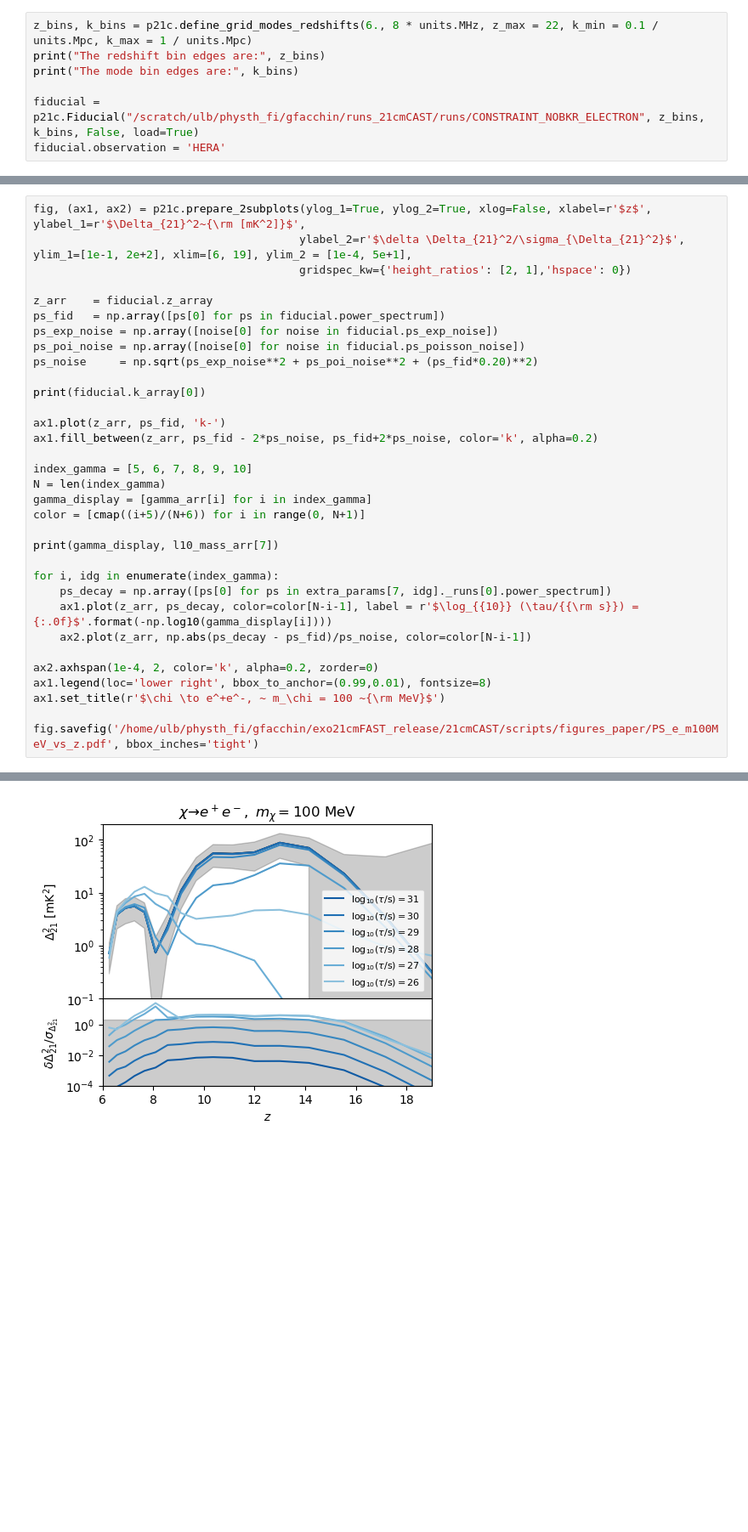
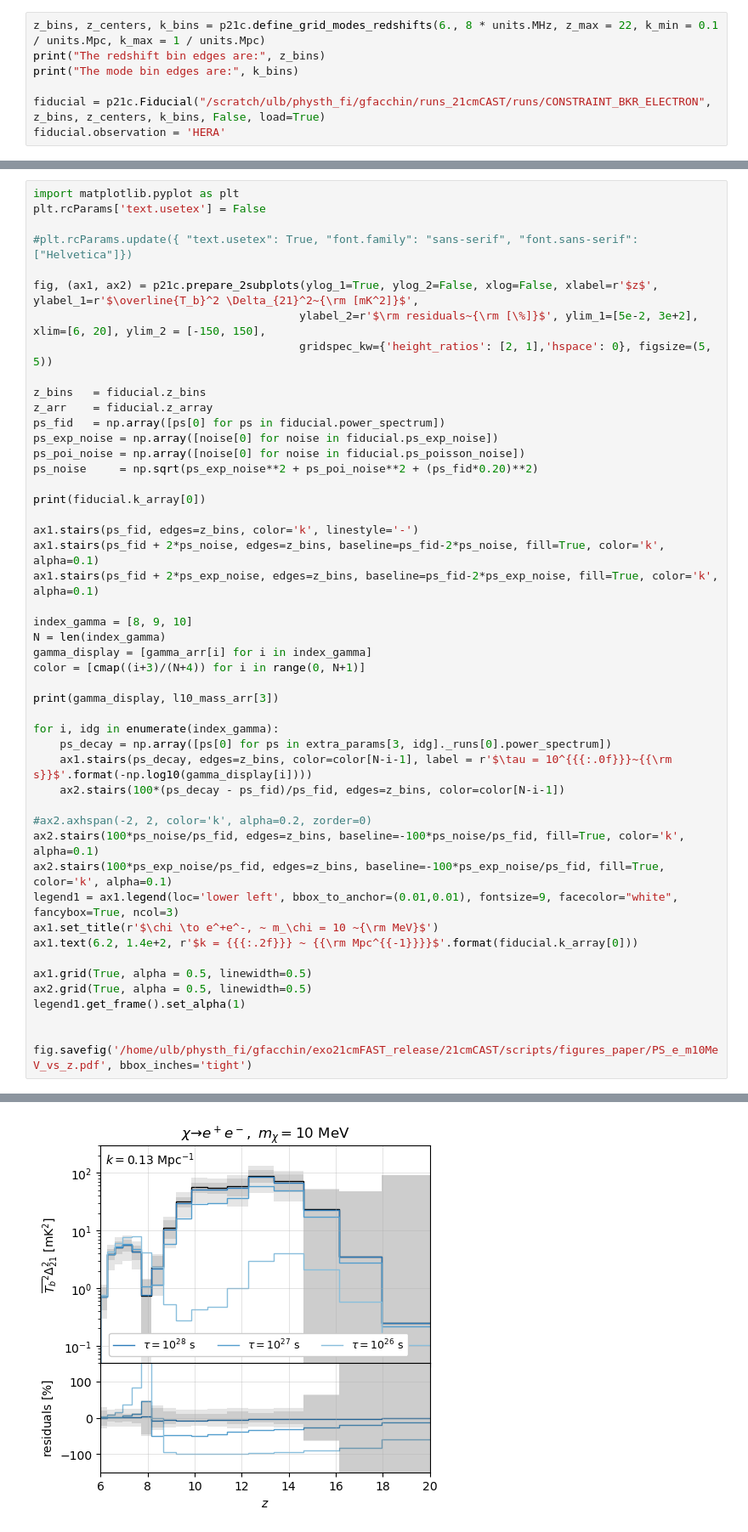
Before and after one commit to gaetanfacchinetti/21cmCAST, a Jupyter notebook: scripts/exec/analyse_tau_steps.ipynb, the cells around one changed output, grey strips where cells are left out. Shown: that part at 85% size. Drawn from its saved outputs; the diff is of its cells as text; blank space fills up the shorter version.

```diff
--- a/scripts/exec/analyse_tau_steps.ipynb
+++ b/scripts/exec/analyse_tau_steps.ipynb
@@ -10,11 +10,11 @@ warnings.filterwarnings("ignore", category=np.VisibleDeprecationWarning)
 %load_ext autoreload
 %autoreload 2
 # %%
-z_bins, k_bins = p21c.define_grid_modes_redshifts(6., 8 * units.MHz, z_max = 22, k_min = 0.1 / units.Mpc, k_max = 1 / units.Mpc)
+z_bins, z_centers, k_bins = p21c.define_grid_modes_redshifts(6., 8 * units.MHz, z_max = 22, k_min = 0.1 / units.Mpc, k_max = 1 / units.Mpc)
 print("The redshift bin edges are:", z_bins)
 print("The mode bin edges are:", k_bins)
 
-fiducial = p21c.Fiducial("/scratch/ulb/physth_fi/gfacchin/runs_21cmCAST/runs/CONSTRAINT_NOBKR_ELECTRON", z_bins, k_bins, False, load=True)
+fiducial = p21c.Fiducial("/scratch/ulb/physth_fi/gfacchin/runs_21cmCAST/runs/CONSTRAINT_BKR_ELECTRON", z_bins, z_centers, k_bins, False, load=True)
 fiducial.observation = 'HERA'
 # %% [output]
 The redshift bin edges are: [ 6.          6.28730456  6.5992025   6.93899281  7.31059216  7.71868653
@@ -159,10 +163,16 @@ for im, l10_mass in enumerate(l10_mass_arr):
  py21cmcast/1684481302.py:3: `np.float` is a deprecated alias for the builtin `float`. To silence this warning, use `float` by itself. Doing this will not modify any behavior and is safe. If you speci ...
 Deprecated in NumPy 1.20; for more details and guidance: https://numpy.org/devdocs/release/1.20.0-notes.html#deprecations (DeprecationWarning)
 # %%
-fig, (ax1, ax2) = p21c.prepare_2subplots(ylog_1=True, ylog_2=True, xlog=False, xlabel=r'$z$', ylabel_1=r'$\Delta_{21}^2~{\rm [mK^2]}$',
-                                        ylabel_2=r'$\delta \Delta_{21}^2/\sigma_{\Delta_{21}^2}$', ylim_1=[1e-1, 2e+2], xlim=[6, 19], ylim_2 = [1e-4, 5e+1],
-                                        gridspec_kw={'height_ratios': [2, 1],'hspace': 0})
+import matplotlib.pyplot as plt
+plt.rcParams['text.usetex'] = False
 
+#plt.rcParams.update({ "text.usetex": True, "font.family": "sans-serif", "font.sans-serif": ["Helvetica"]})
+
+fig, (ax1, ax2) = p21c.prepare_2subplots(ylog_1=True, ylog_2=False, xlog=False, xlabel=r'$z$', ylabel_1=r'$\overline{T_b}^2 \Delta_{21}^2~{\rm [mK^2]}$',
+                                        ylabel_2=r'$\rm residuals~{\rm [\%]}$', ylim_1=[5e-2, 3e+2], xlim=[6, 20], ylim_2 = [-150, 150],
+                                        gridspec_kw={'height_ratios': [2, 1],'hspace': 0}, figsize=(5, 5))
+
+z_bins   = fiducial.z_bins
 z_arr    = fiducial.z_array
 ps_fid   = np.array([ps[0] for ps in fiducial.power_spectrum])
 ps_exp_noise = np.array([noise[0] for noise in fiducial.ps_exp_noise])
@@ -171,25 +181,34 @@ ps_noise     = np.sqrt(ps_exp_noise**2 + ps_poi_noise**2 + (ps_fid*0.20)**2)
 
 print(fiducial.k_array[0])
 
-ax1.plot(z_arr, ps_fid, 'k-')
-ax1.fill_between(z_arr, ps_fid - 2*ps_noise, ps_fid+2*ps_noise, color='k', alpha=0.2)
+ax1.stairs(ps_fid, edges=z_bins, color='k', linestyle='-')
+ax1.stairs(ps_fid + 2*ps_noise, edges=z_bins, baseline=ps_fid-2*ps_noise, fill=True, color='k', alpha=0.1)
+ax1.stairs(ps_fid + 2*ps_exp_noise, edges=z_bins, baseline=ps_fid-2*ps_exp_noise, fill=True, color='k', alpha=0.1)
 
-index_gamma = [5, 6, 7, 8, 9, 10]
+index_gamma = [8, 9, 10]
 N = len(index_gamma)
 gamma_display = [gamma_arr[i] for i in index_gamma]
-color = [cmap((i+5)/(N+6)) for i in range(0, N+1)]
+color = [cmap((i+3)/(N+4)) for i in range(0, N+1)]
 
-print(gamma_display, l10_mass_arr[7])
+print(gamma_display, l10_mass_arr[3])
 
 for i, idg in enumerate(index_gamma):
-    ps_decay = np.array([ps[0] for ps in extra_params[7, idg]._runs[0].power_spectrum])
-    ax1.plot(z_arr, ps_decay, color=color[N-i-1], label = r'$\log_{{10}} (\tau/{{\rm s}}) = {:.0f}$'.format(-np.log10(gamma_display[i])))
-    ax2.plot(z_arr, np.abs(ps_decay - ps_fid)/ps_noise, color=color[N-i-1])
+    ps_decay = np.array([ps[0] for ps in extra_params[3, idg]._runs[0].power_spectrum])
+    ax1.stairs(ps_decay, edges=z_bins, color=color[N-i-1], label = r'$\tau = 10^{{{:.0f}}}~{{\rm s}}$'.format(-np.log10(gamma_display[i])))
+    ax2.stairs(100*(ps_decay - ps_fid)/ps_fid, edges=z_bins, color=color[N-i-1])
 
-ax2.axhspan(1e-4, 2, color='k', alpha=0.2, zorder=0)
-ax1.legend(loc='lower right', bbox_to_anchor=(0.99,0.01), fontsize=8)
-ax1.set_title(r'$\chi \to e^+e^-, ~ m_\chi = 100 ~{\rm MeV}$')
+#ax2.axhspan(-2, 2, color='k', alpha=0.2, zorder=0)
+ax2.stairs(100*ps_noise/ps_fid, edges=z_bins, baseline=-100*ps_noise/ps_fid, fill=True, color='k', alpha=0.1)
+ax2.stairs(100*ps_exp_noise/ps_fid, edges=z_bins, baseline=-100*ps_exp_noise/ps_fid, fill=True, color='k', alpha=0.1)
+legend1 = ax1.legend(loc='lower left', bbox_to_anchor=(0.01,0.01), fontsize=9, facecolor="white", fancybox=True, ncol=3)
+ax1.set_title(r'$\chi \to e^+e^-, ~ m_\chi = 10 ~{\rm MeV}$')
+ax1.text(6.2, 1.4e+2, r'$k = {{{:.2f}}} ~ {{\rm Mpc^{{-1}}}}$'.format(fiducial.k_array[0]))
 
-fig.savefig('/home/ulb/physth_fi/gfacchin/exo21cmFAST_release/21cmCAST/scripts/figures_paper/PS_e_m100MeV_vs_z.pdf', bbox_inches='tight')
+ax1.grid(True, alpha = 0.5, linewidth=0.5)
+ax2.grid(True, alpha = 0.5, linewidth=0.5)
+legend1.get_frame().set_alpha(1)
+
+
+fig.savefig('/home/ulb/physth_fi/gfacchin/exo21cmFAST_release/21cmCAST/scripts/figures_paper/PS_e_m10MeV_vs_z.pdf', bbox_inches='tight')
 # %% [output]
 0.12664712854871557
@@ -197,4 +216,4 @@ fig.savefig('/home/ulb/physth_fi/gfacchin/exo21cmFAST_release/21cmCAST/scripts/f
-[figure, old version]
+[figure, new version]
 # %%
 fiducial_bkr = p21c.Fiducial("/scratch/ulb/physth_fi/gfacchin/runs_21cmCAST/runs/CONSTRAINT_BKR_ELECTRON", z_bins, k_bins, False, load=True)
 fiducial_bkr.observation = 'HERA'
```
Also changed, not shown: parts of 8 cells of this notebook, 22 other files.
